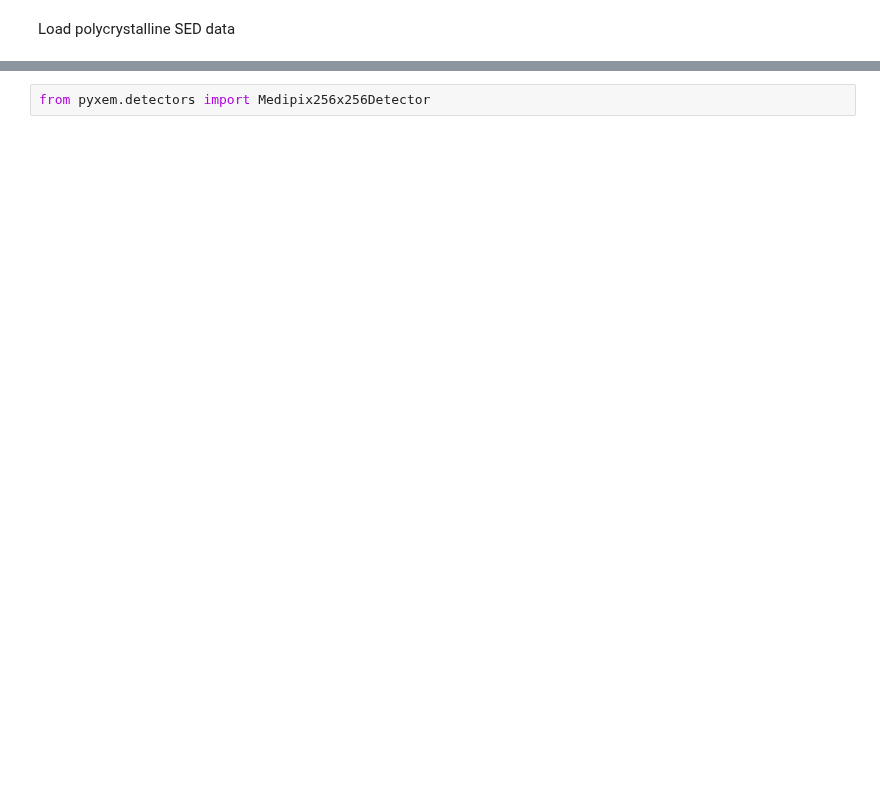
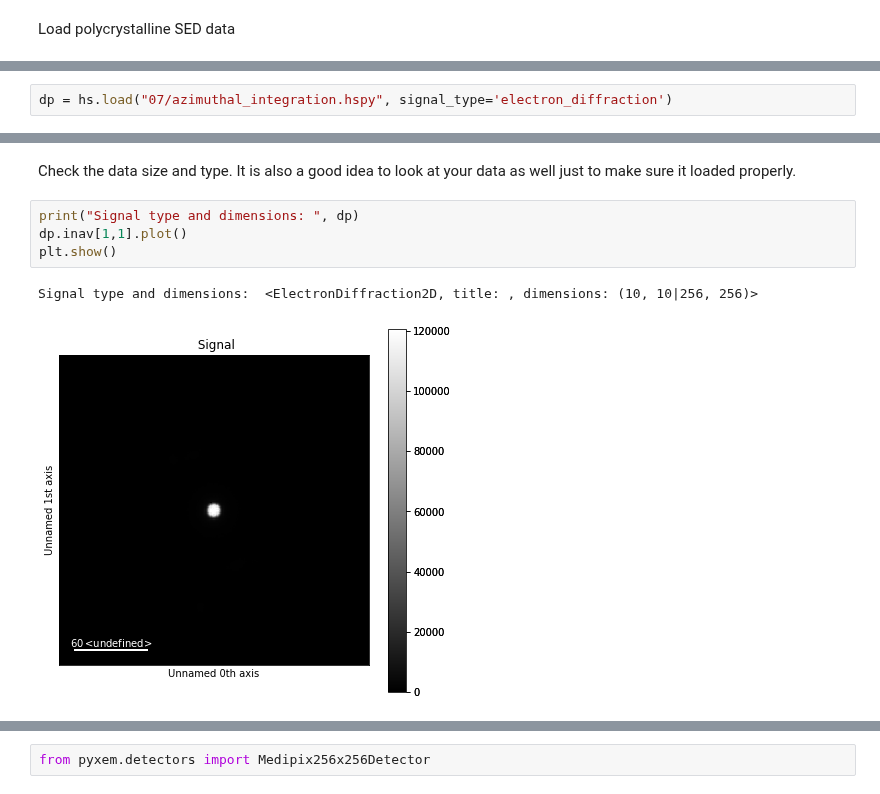
Before and after one commit to pyxem/pyxem-demos, a Jupyter notebook: 07 Azimuthal Integration Using pyFAI Detector.ipynb, the cells around one changed output, grey strips where cells are left out. Saved outputs shown, nothing was run; the diff lists cells and outputs as text; blank space fills up the shorter version.

Commit message:
Accounting for changes in the azimuthal integration methods

```diff
--- a/07 Azimuthal Integration Using pyFAI Detector.ipynb
+++ b/07 Azimuthal Integration Using pyFAI Detector.ipynb
@@ -41,0 +58,2 @@ dp.apply_affine_transformation(
+# %%
+dp = hs.load("07/azimuthal_integration.hspy", signal_type='electron_diffraction')
@@ -41,0 +62,9 @@ dp.apply_affine_transformation(
+# %% [markdown]
+Check the data size and type.  It is also a good idea to look at your data as well just to make sure it loaded properly.
+# %%
+print("Signal type and dimensions: ", dp)
+dp.inav[1,1].plot()
+plt.show()
+# %% [output]
+Signal type and dimensions:  <ElectronDiffraction2D, title: , dimensions: (10, 10|256, 256)>
+[figure, added]
```
Also changed, not shown: parts of 83 cells of this notebook.
